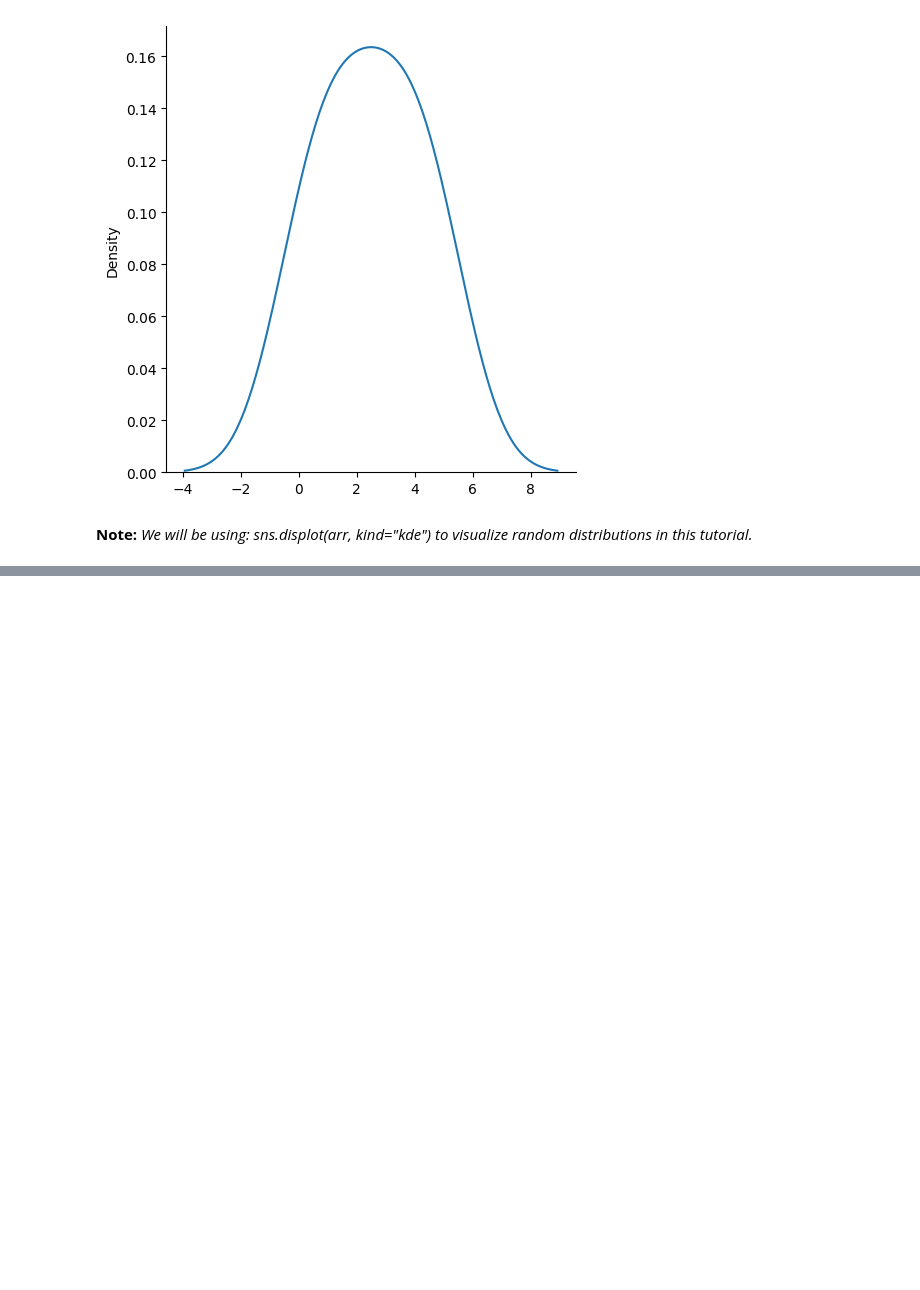
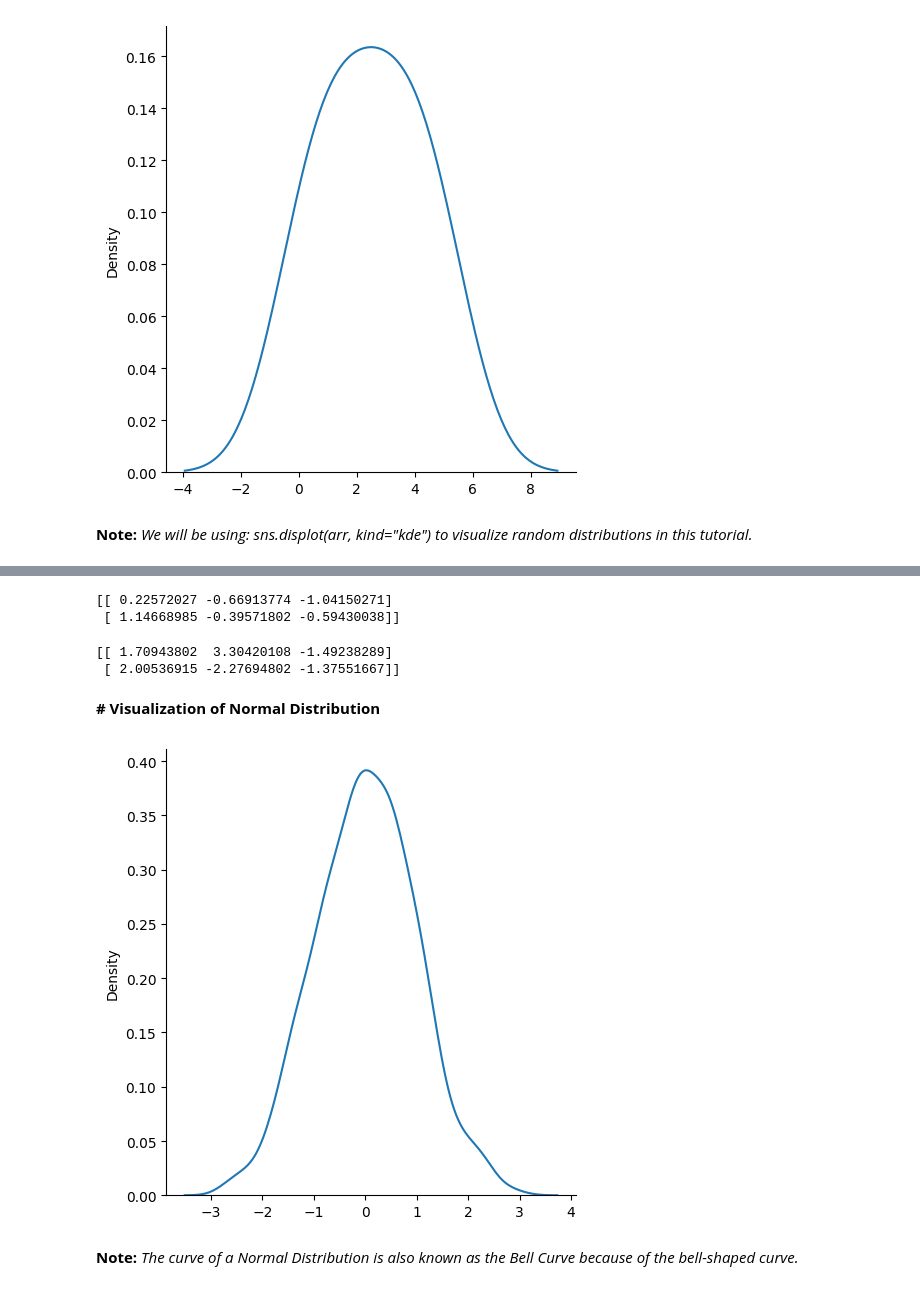
Before and after one commit to nitinyadav2188/DATA-SCIENCE, a Jupyter notebook: numpy.ipynb, the cells around one changed output, grey strips where cells are left out. Saved outputs shown, nothing was run; the diff lists cells and outputs as text; code cells hidden in the pictures; blank space fills up the shorter version.

```diff
--- a/numpy.ipynb
+++ b/numpy.ipynb
@@ -1583,0 +1604,34 @@ plt.show()
+# %%
+# Generate a random normal distribution of size 2x3:
+
+from numpy import random
+x = random.normal(size=(2, 3))
+
+print(x)
+# %% [output]
+[[ 0.22572027 -0.66913774 -1.04150271]
+ [ 1.14668985 -0.39571802 -0.59430038]]
+# %%
+# Generate a random normal distribution of size 2x3 with mean at 1 and standard deviation of 2:
+
+from numpy import random
+x = random.normal(loc=1, scale=2, size=(2, 3))
+
+print(x)
+# %% [output]
+[[ 1.70943802  3.30420108 -1.49238289]
+ [ 2.00536915 -2.27694802 -1.37551667]]
+# %% [markdown]
+**# Visualization of Normal Distribution**
+# %%
+from numpy import random
+import matplotlib.pyplot as plt
+import seaborn as sns
+
+sns.displot(random.normal(size=1000), kind="kde")
+
+plt.show()
+# %% [output]
+[figure, added]
+# %% [markdown]
+**Note:** *The curve of a Normal Distribution is also known as the Bell Curve because of the bell-shaped curve.*
```
Also changed, not shown: parts of 7 cells of this notebook.
